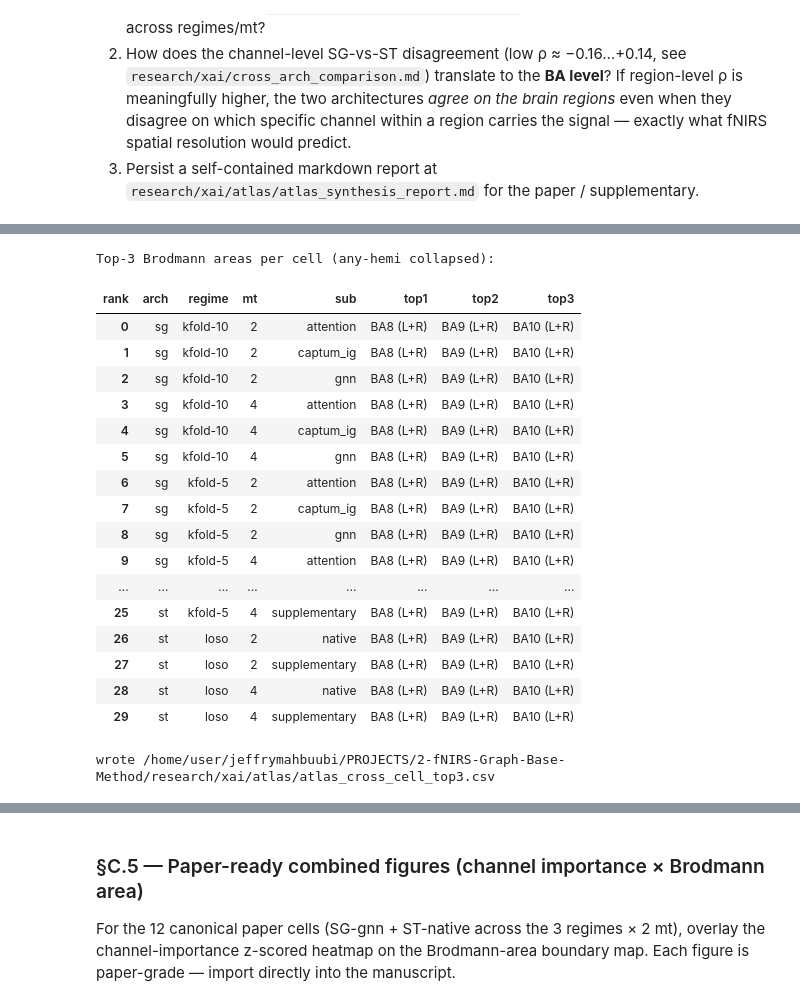
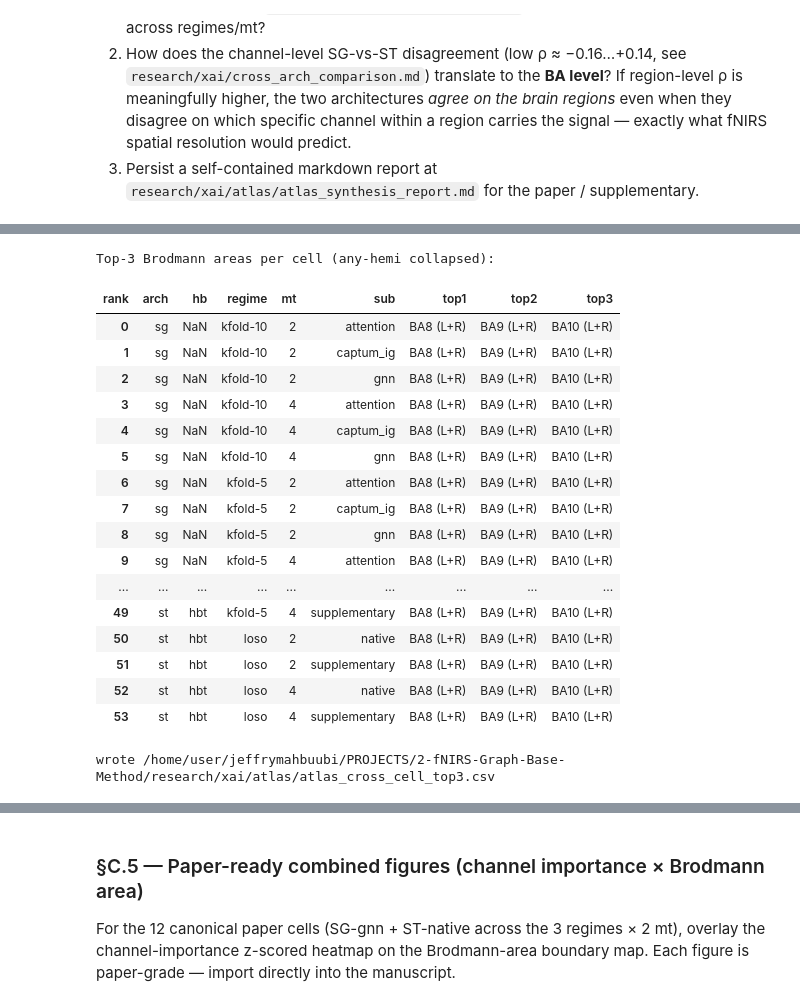
Before and after one commit to jeffrymahbuubi/fNIRS-Project-Graph-Base-Method, a Jupyter notebook: src/notebook/xai/04_atlas_registration.ipynb, the cells around one changed output, grey strips where cells are left out. Saved outputs shown, nothing was run; the diff lists cells and outputs as text; code cells hidden in the pictures.

```diff
--- a/src/notebook/xai/04_atlas_registration.ipynb
+++ b/src/notebook/xai/04_atlas_registration.ipynb
@@ -341,22 +376,44 @@ Pulls every `region_importance.csv` written by §B and answers, at the **Brodman
 import glob
 from scipy.stats import spearmanr
 
-region_files = sorted(glob.glob(str(ATLAS_OUT / '*' / '*' / 'mt*' / '*' / 'region_importance.csv')))
-print(f'Loaded {len(region_files)} region_importance.csv files')
+# SG path: atlas/sg/{regime}/mt{N}/{sub}/region_importance.csv  (5-deep below ATLAS_OUT)
+# ST path: atlas/st/{hb}/{regime}/mt{N}/{sub}/region_importance.csv  (6-deep, rev. 6)
+sg_files = sorted(glob.glob(str(ATLAS_OUT / 'sg' / '*' / 'mt*' / '*' / 'region_importance.csv')))
+st_files = sorted(glob.glob(str(ATLAS_OUT / 'st' / '*' / '*' / 'mt*' / '*' / 'region_importance.csv')))
+region_files = sg_files + st_files
+print(f'Loaded {len(region_files)} region_importance.csv files ({len(sg_files)} SG + {len(st_files)} ST)')
 
 rows = []
 for f in region_files:
     p = Path(f)
-    arch, regime, mt_dir, sub = p.parts[-5], p.parts[-4], p.parts[-3], p.parts[-2]
+    if p.parts[-5] == 'sg':
+        arch = 'sg'
+        hb = None
+        regime = p.parts[-4]
+        mt_dir = p.parts[-3]
+        sub = p.parts[-2]
+    elif len(p.parts) >= 6 and p.parts[-6] == 'st':
+        arch = 'st'
+        hb = p.parts[-5]
+        regime = p.parts[-4]
+        mt_dir = p.parts[-3]
+        sub = p.parts[-2]
+    else:
+        print(f'  [warn] unrecognised path layout, skipping: {p}')
+        continue
     mt = int(mt_dir[2:])
     df = pd.read_csv(p)
-    df['arch'] = arch; df['regime'] = regime; df['mt'] = mt; df['sub'] = sub
+    df['arch'] = arch
+    df['hb'] = hb
+    df['regime'] = regime
+    df['mt'] = mt
+    df['sub'] = sub
     rows.append(df)
 all_regions = pd.concat(rows, ignore_index=True)
 
 # Collapse hemispheres for an "any-hemi" BA score per cell
 all_collapsed = (all_regions
-    .groupby(['arch', 'regime', 'mt', 'sub', 'ba_label'], as_index=False)
+    .groupby(['arch', 'hb', 'regime', 'mt', 'sub', 'ba_label'], dropna=False, as_index=False)
     .agg(score=('mean', 'sum'),
          n_channels_contrib=('n_channels_contrib', 'sum'),
          hemis=('hemi', lambda s: '+'.join(sorted(set(s))))))
@@ -379,43 +436,44 @@ Collapsed: 120 (cell, BA) rows across 2 archs
 # %%
 # §C.2 — Top-3 BA per cell (any hemisphere). One row per cell.
 top3 = (all_collapsed
-    .sort_values(['arch','regime','mt','sub','score'], ascending=[True,True,True,True,False])
-    .groupby(['arch','regime','mt','sub'])
+    .sort_values(['arch','hb','regime','mt','sub','score'],
+                  ascending=[True,True,True,True,True,False])
+    .groupby(['arch','hb','regime','mt','sub'], dropna=False)
     .head(3))
-top3['rank'] = top3.groupby(['arch','regime','mt','sub']).cumcount() + 1
+top3['rank'] = top3.groupby(['arch','hb','regime','mt','sub'], dropna=False).cumcount() + 1
 
-# Pivot into (arch, regime, mt, sub) × {top1..3} columns
+# Pivot into (arch, hb, regime, mt, sub) × {top1..3} columns
 def _ba_short(b): return b.replace('Brodmann.', 'BA')
 pivot_top3 = (top3
     .assign(ba=lambda d: d['ba_label'].map(_ba_short),
             label=lambda d: d['ba'] + ' (' + d['hemis'] + ')')
-    .pivot(index=['arch','regime','mt','sub'], columns='rank', values='label')
+    .pivot(index=['arch','hb','regime','mt','sub'], columns='rank', values='label')
     .rename(columns={1:'top1', 2:'top2', 3:'top3'})
     .reset_index())
 
 print('Top-3 Brodmann areas per cell (any-hemi collapsed):')
 display(pivot_top3)
 
 pivot_top3.to_csv(ATLAS_OUT / 'atlas_cross_cell_top3.csv', index=False)
 print(f'wrote {ATLAS_OUT / "atlas_cross_cell_top3.csv"}')
 # %% [output]
 Top-3 Brodmann areas per cell (any-hemi collapsed):
-| rank | arch | regime | mt | sub | top1 | top2 | top3 |
-| 0 | sg | kfold-10 | 2 | attention | BA8 (L+R) | BA9 (L+R) | BA10 (L+R) |
-| 1 | sg | kfold-10 | 2 | captum_ig | BA8 (L+R) | BA9 (L+R) | BA10 (L+R) |
-| 2 | sg | kfold-10 | 2 | gnn | BA8 (L+R) | BA9 (L+R) | BA10 (L+R) |
-| 3 | sg | kfold-10 | 4 | attention | BA8 (L+R) | BA9 (L+R) | BA10 (L+R) |
-| 4 | sg | kfold-10 | 4 | captum_ig | BA8 (L+R) | BA9 (L+R) | BA10 (L+R) |
-| 5 | sg | kfold-10 | 4 | gnn | BA8 (L+R) | BA9 (L+R) | BA10 (L+R) |
-| 6 | sg | kfold-5 | 2 | attention | BA8 (L+R) | BA9 (L+R) | BA10 (L+R) |
-| 7 | sg | kfold-5 | 2 | captum_ig | BA8 (L+R) | BA9 (L+R) | BA10 (L+R) |
-| 8 | sg | kfold-5 | 2 | gnn | BA8 (L+R) | BA9 (L+R) | BA10 (L+R) |
-| 9 | sg | kfold-5 | 4 | attention | BA8 (L+R) | BA9 (L+R) | BA10 (L+R) |
-| ... | ... | ... | ... | ... | ... | ... | ... |
-| 25 | st | kfold-5 | 4 | supplementary | BA8 (L+R) | BA9 (L+R) | BA10 (L+R) |
-| 26 | st | loso | 2 | native | BA8 (L+R) | BA9 (L+R) | BA10 (L+R) |
-| 27 | st | loso | 2 | supplementary | BA8 (L+R) | BA9 (L+R) | BA10 (L+R) |
-| 28 | st | loso | 4 | native | BA8 (L+R) | BA9 (L+R) | BA10 (L+R) |
-| 29 | st | loso | 4 | supplementary | BA8 (L+R) | BA9 (L+R) | BA10 (L+R) |
+| rank | arch | hb | regime | mt | sub | top1 | top2 | top3 |
+| 0 | sg | NaN | kfold-10 | 2 | attention | BA8 (L+R) | BA9 (L+R) | BA10 (L+R) |
+| 1 | sg | NaN | kfold-10 | 2 | captum_ig | BA8 (L+R) | BA9 (L+R) | BA10 (L+R) |
+| 2 | sg | NaN | kfold-10 | 2 | gnn | BA8 (L+R) | BA9 (L+R) | BA10 (L+R) |
+| 3 | sg | NaN | kfold-10 | 4 | attention | BA8 (L+R) | BA9 (L+R) | BA10 (L+R) |
+| 4 | sg | NaN | kfold-10 | 4 | captum_ig | BA8 (L+R) | BA9 (L+R) | BA10 (L+R) |
+| 5 | sg | NaN | kfold-10 | 4 | gnn | BA8 (L+R) | BA9 (L+R) | BA10 (L+R) |
+| 6 | sg | NaN | kfold-5 | 2 | attention | BA8 (L+R) | BA9 (L+R) | BA10 (L+R) |
+| 7 | sg | NaN | kfold-5 | 2 | captum_ig | BA8 (L+R) | BA9 (L+R) | BA10 (L+R) |
+| 8 | sg | NaN | kfold-5 | 2 | gnn | BA8 (L+R) | BA9 (L+R) | BA10 (L+R) |
+| 9 | sg | NaN | kfold-5 | 4 | attention | BA8 (L+R) | BA9 (L+R) | BA10 (L+R) |
+| ... | ... | ... | ... | ... | ... | ... | ... | ... |
+| 49 | st | hbt | kfold-5 | 4 | supplementary | BA8 (L+R) | BA9 (L+R) | BA10 (L+R) |
+| 50 | st | hbt | loso | 2 | native | BA8 (L+R) | BA9 (L+R) | BA10 (L+R) |
+| 51 | st | hbt | loso | 2 | supplementary | BA8 (L+R) | BA9 (L+R) | BA10 (L+R) |
+| 52 | st | hbt | loso | 4 | native | BA8 (L+R) | BA9 (L+R) | BA10 (L+R) |
+| 53 | st | hbt | loso | 4 | supplementary | BA8 (L+R) | BA9 (L+R) | BA10 (L+R) |
 wrote /home/user/jeffrymahbuubi/PROJECTS/2-fNIRS-Graph-Base-Method/research/xai/atlas/atlas_cross_cell_top3.csv
 # %%
```
Also changed, not shown: parts of 7 cells of this notebook, 1 other file.
